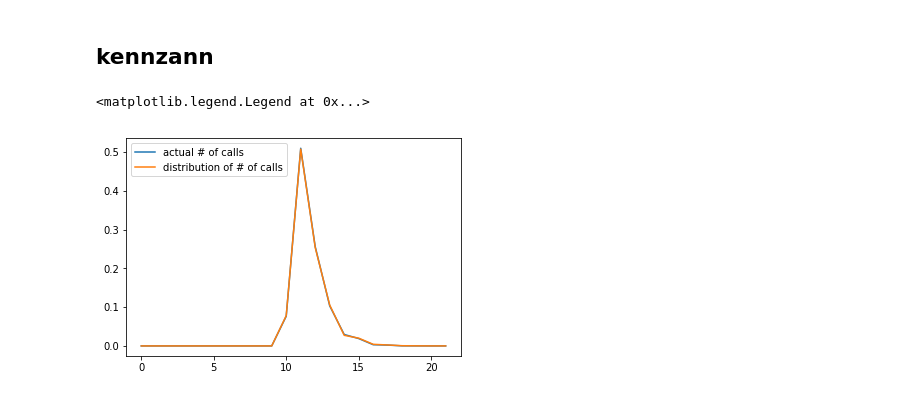
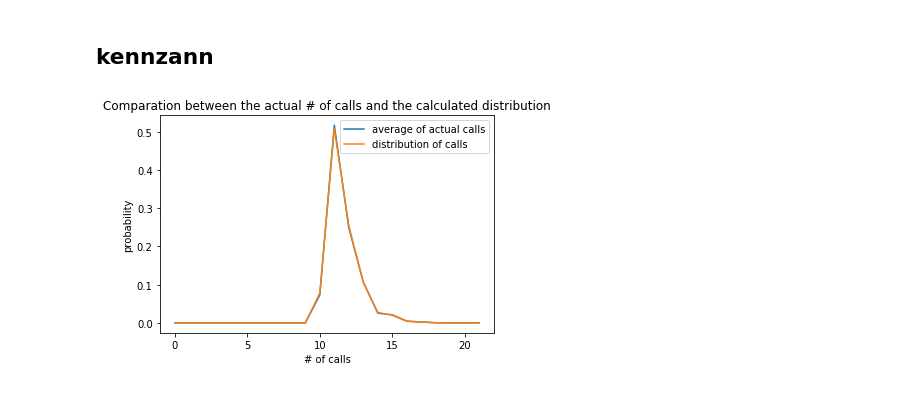
Before and after one commit to aidatorajiro/ipynb-docs, a Jupyter notebook: sorting/Untitled.ipynb, the cells around one changed output. Cells and saved outputs as stored; diff of their text form; code cells hidden in the pictures.

```diff
--- a/sorting/Untitled.ipynb
+++ b/sorting/Untitled.ipynb
@@ -214,0 +240,11 @@ plt.plot(distribution(100))
+# %%
+for i in range(0, 50):
+    plt.plot(distribution(i), color=(0.31 - 0.003*i, 0.67 - 0.013*i, 0.93))
+
+    plt.xlim([0, 220])
+
+plt.xlabel("# of calls")
+plt.ylabel("probability")
+plt.title("Probability distribution of # of calls for n=0 to 50")
+
+plt.show()
@@ -243,9 +315,13 @@ for i in range(0, 10000):
     sort([1,2,3,4,5,6,7], f)
     kenz[count] += 1
 # %%
-plt.plot(kenz/kenz.sum(), label="actual # of calls")
-plt.plot(distribution(7), label="distribution of # of calls")
+plt.plot(kenz/kenz.sum(), label="average of actual calls")
+plt.plot(distribution(7), label="distribution of calls")
 plt.legend()
+plt.xlabel("# of calls")
+plt.ylabel("probability")
+plt.title("Comparation between the actual # of calls and the calculated distribution")
+
+plt.show()
 # %% [output]
-<matplotlib.legend.Legend at 0x...>
-[figure, old version]
+[figure, new version]
```
Also changed, not shown: parts of 15 cells of this notebook.
